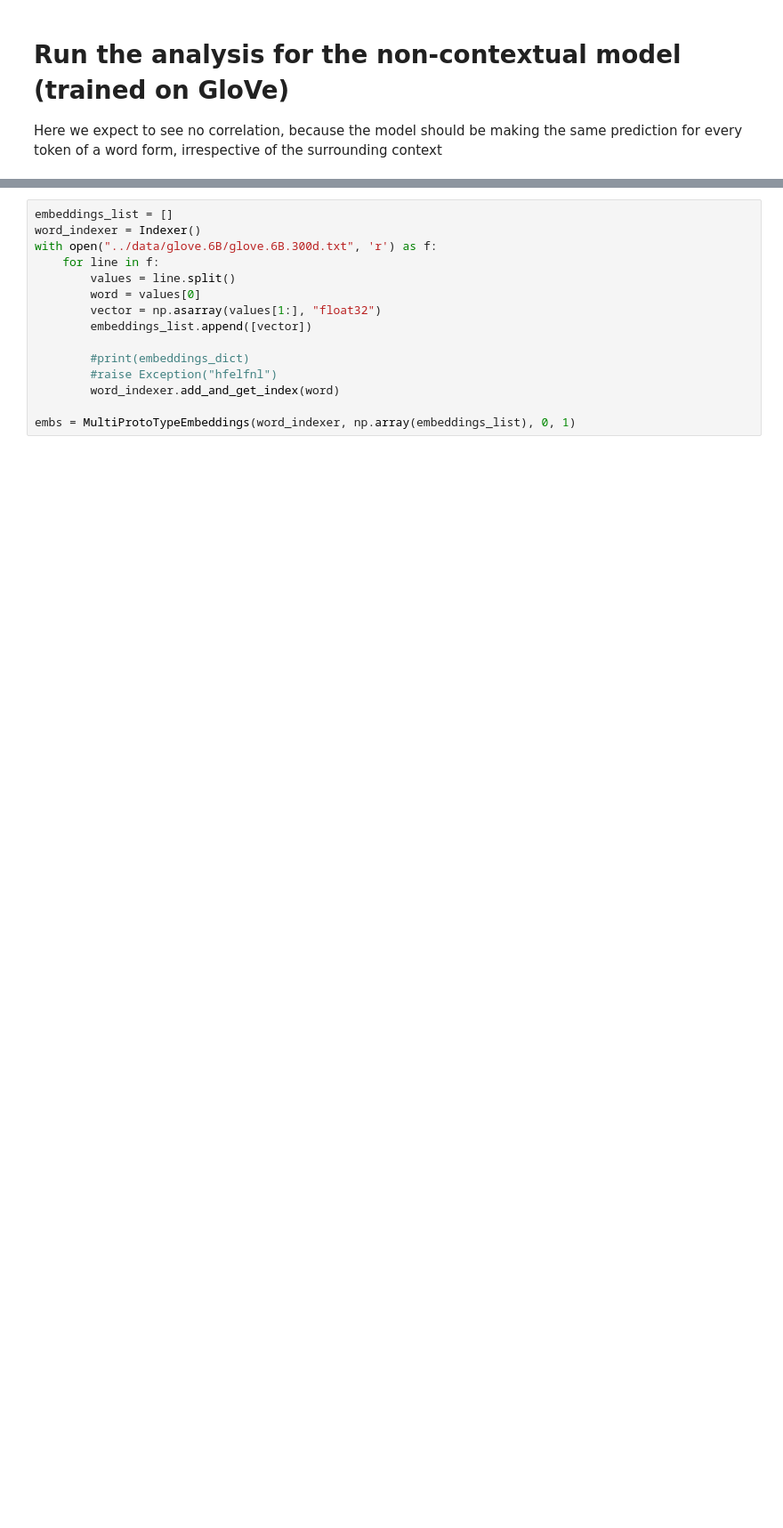
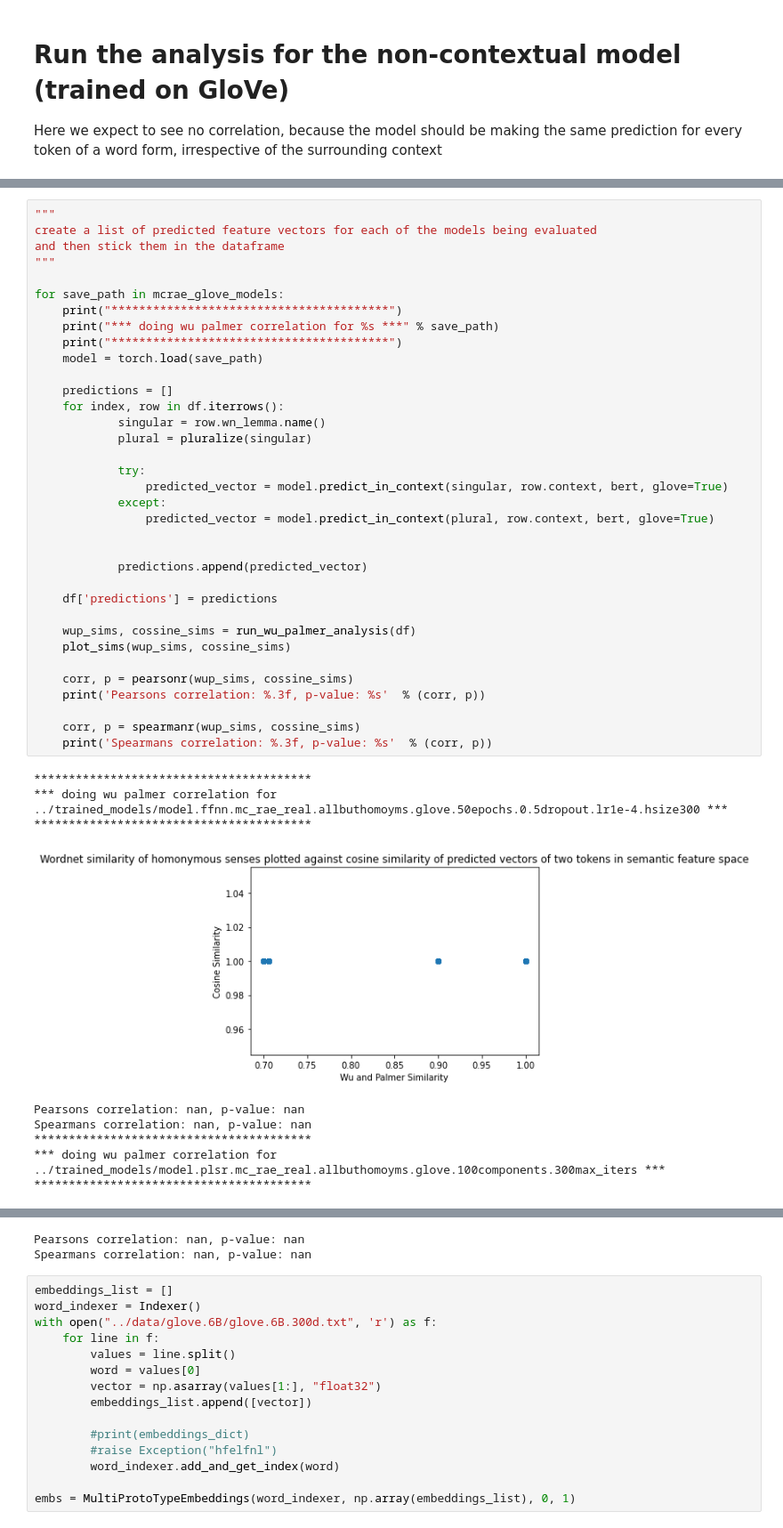
Before and after one commit to gchronis/features_in_context, a Jupyter notebook: notebooks/features_in_context_evaluation_homonymous_mcrae_words.ipynb, the cells around one changed output, grey strips where cells are left out. Shown: that part at 89% size. Cells and saved outputs as stored; diff of their text form; blank space fills up the shorter version.

```diff
--- a/notebooks/features_in_context_evaluation_homonymous_mcrae_words.ipynb
+++ b/notebooks/features_in_context_evaluation_homonymous_mcrae_words.ipynb
@@ -883,0 +991,45 @@ plt.show()
+# %%
+"""
+create a list of predicted feature vectors for each of the models being evaluated
+and then stick them in the dataframe
+"""
+
+for save_path in mcrae_glove_models:
+    print("****************************************")
+    print("*** doing wu palmer correlation for %s ***" % save_path)
+    print("****************************************")
+    model = torch.load(save_path)
+
+    predictions = []
+    for index, row in df.iterrows():
+            singular = row.wn_lemma.name()
+            plural = pluralize(singular)
+
+            try:
+                predicted_vector = model.predict_in_context(singular, row.context, bert, glove=True)
+            except:
+                predicted_vector = model.predict_in_context(plural, row.context, bert, glove=True)
+
+
+            predictions.append(predicted_vector)
+
+    df['predictions'] = predictions
+
+    wup_sims, cossine_sims = run_wu_palmer_analysis(df)
+    plot_sims(wup_sims, cossine_sims)
+
+    corr, p = pearsonr(wup_sims, cossine_sims)
+    print('Pearsons correlation: %.3f, p-value: %s'  % (corr, p))
+
+    corr, p = spearmanr(wup_sims, cossine_sims)
+    print('Spearmans correlation: %.3f, p-value: %s'  % (corr, p))
+# %% [output]
+****************************************
+*** doing wu palmer correlation for ../trained_models/model.ffnn.mc_rae_real.allbuthomoyms.glove.50epochs.0.5dropout.lr1e-4.hsize300 ***
+****************************************
+[figure, added]
+Pearsons correlation: nan, p-value: nan
+Spearmans correlation: nan, p-value: nan
+****************************************
+*** doing wu palmer correlation for ../trained_models/model.plsr.mc_rae_real.allbuthomoyms.glove.100components.300max_iters ***
+****************************************
@@ -884,3 +1037,5 @@ plt.show()
+Pearsons correlation: nan, p-value: nan
+Spearmans correlation: nan, p-value: nan
 # %%
 embeddings_list = []
 word_indexer = Indexer()
```
Also changed, not shown: parts of 34 cells of this notebook.
